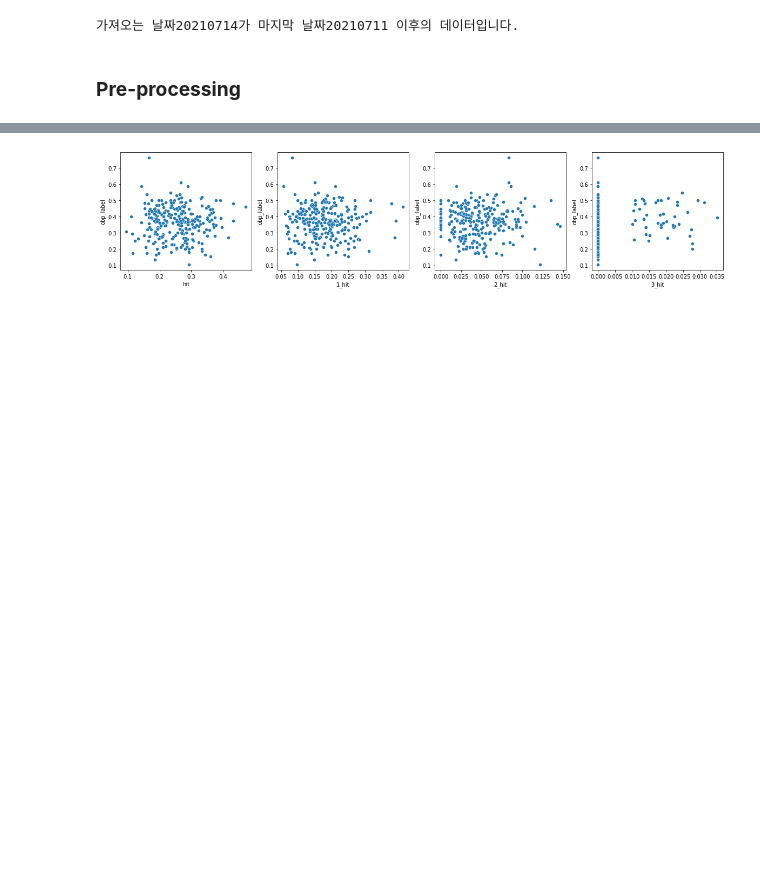
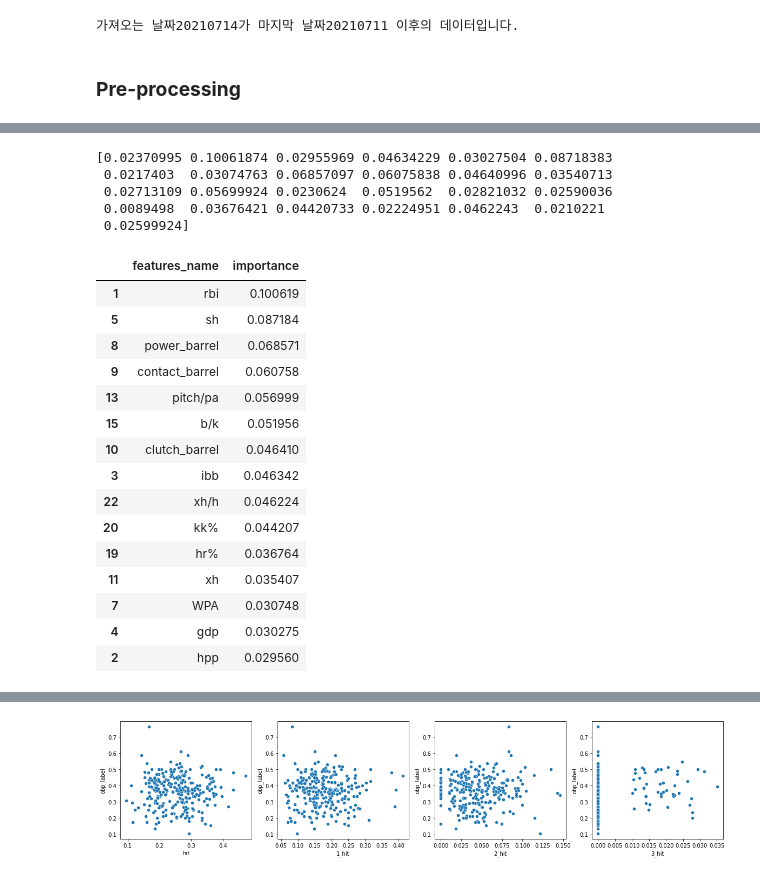
Before and after one commit to KimGriezmann/Bigcontest_2021, a Jupyter notebook: working_space_JaeHong/feature_selection.ipynb, the cells around one changed output, grey strips where cells are left out. Saved outputs shown, nothing was run; the diff lists cells and outputs as text; code cells hidden in the pictures; blank space fills up the shorter version.

```diff
--- a/working_space_JaeHong/feature_selection.ipynb
+++ b/working_space_JaeHong/feature_selection.ipynb
@@ -279,0 +373,32 @@ def make_percentage(data):
+# %%
+from sklearn.ensemble import RandomForestRegressor
+
+etc_model = RandomForestRegressor()
+etc_model.fit(X_train, y_train)
+
+print(etc_model.feature_importances_)
+feature_list = pd.concat([pd.Series(X_train.columns), pd.Series(etc_model.feature_importances_)], axis=1)
+feature_list.columns = ['features_name', 'importance']
+feature_list.sort_values("importance", ascending = False)[:15]
+# %% [output]
+[0.02370995 0.10061874 0.02955969 0.04634229 0.03027504 0.08718383
+ 0.0217403  0.03074763 0.06857097 0.06075838 0.04640996 0.03540713
+ 0.02713109 0.05699924 0.0230624  0.0519562  0.02821032 0.02590036
+ 0.0089498  0.03676421 0.04420733 0.02224951 0.0462243  0.0210221
+ 0.02599924]
+|  | features_name | importance |
+| 1 | rbi | 0.100619 |
+| 5 | sh | 0.087184 |
+| 8 | power_barrel | 0.068571 |
+| 9 | contact_barrel | 0.060758 |
+| 13 | pitch/pa | 0.056999 |
+| 15 | b/k | 0.051956 |
+| 10 | clutch_barrel | 0.046410 |
+| 3 | ibb | 0.046342 |
+| 22 | xh/h | 0.046224 |
+| 20 | kk% | 0.044207 |
+| 19 | hr% | 0.036764 |
+| 11 | xh | 0.035407 |
+| 7 | WPA | 0.030748 |
+| 4 | gdp | 0.030275 |
+| 2 | hpp | 0.029560 |
```
Also changed, not shown: parts of 19 cells of this notebook.
